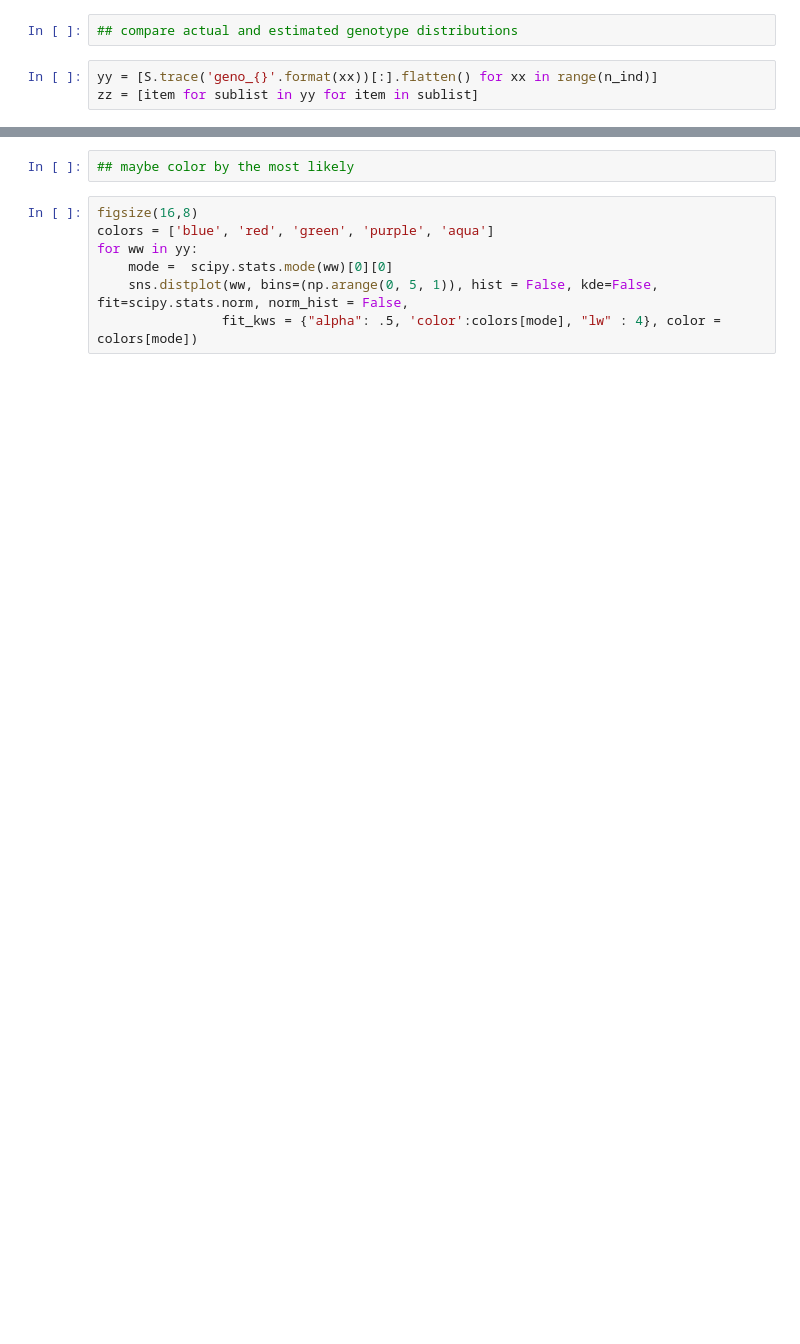
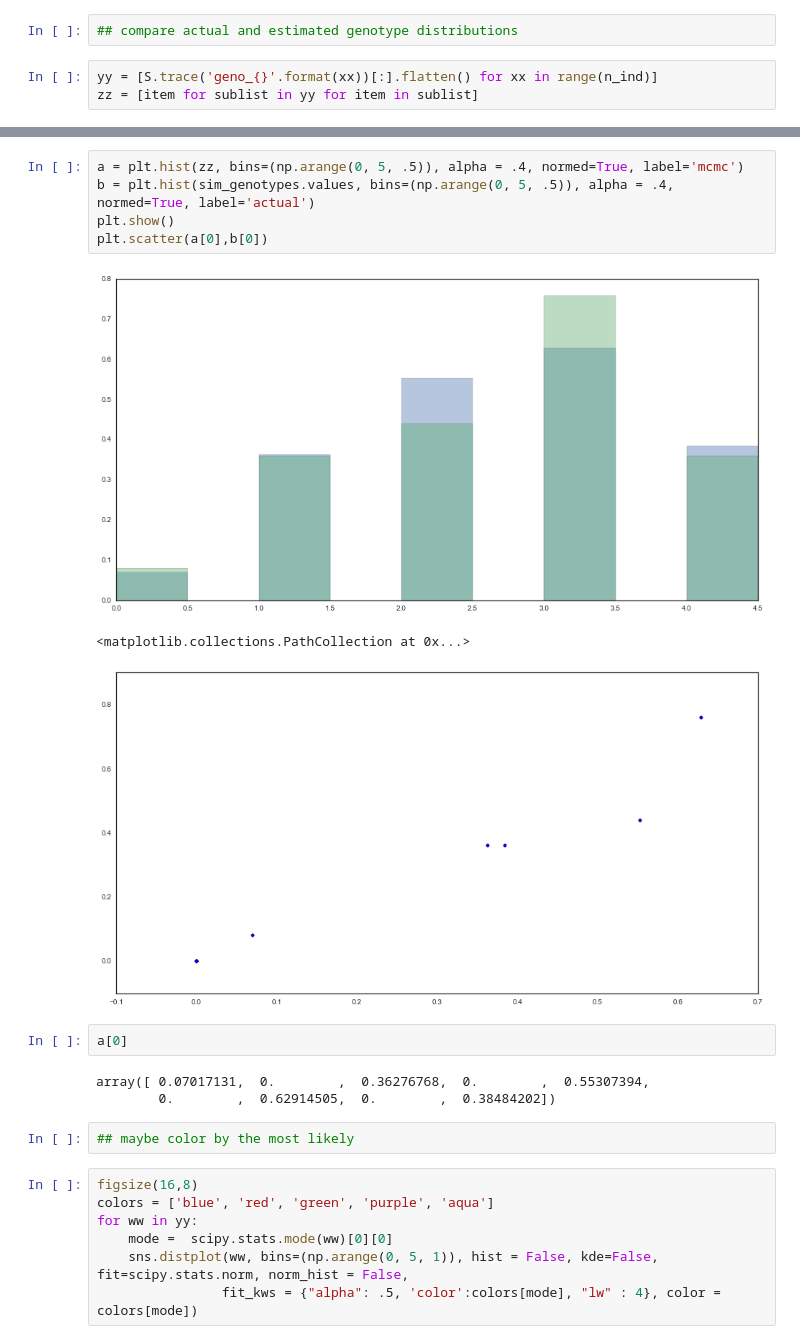
Before and after one commit to rwaples/call-polyploids, a Jupyter notebook: notebooks/model_pymc.ipynb, the cells around one changed output, grey strips where cells are left out. Saved outputs shown, nothing was run; the diff lists cells and outputs as text; blank space fills up the shorter version.

```diff
--- a/notebooks/model_pymc.ipynb
+++ b/notebooks/model_pymc.ipynb
@@ -201,3 +201,17 @@ plt.legend()
+# %%
+a = plt.hist(zz, bins=(np.arange(0, 5, .5)), alpha = .4, normed=True, label='mcmc')
+b = plt.hist(sim_genotypes.values, bins=(np.arange(0, 5, .5)), alpha = .4, normed=True, label='actual')
+plt.show()
+plt.scatter(a[0],b[0])
+# %% [output]
+[figure, added]
+<matplotlib.collections.PathCollection at 0x...>
+[figure, added]
+# %%
+a[0]
+# %% [output]
+array([ 0.07017131,  0.        ,  0.36276768,  0.        ,  0.55307394,
+        0.        ,  0.62914505,  0.        ,  0.38484202])
 # %%
 ## maybe color by the most likely
 # %%
```
Also changed, not shown: parts of 4 cells of this notebook.
